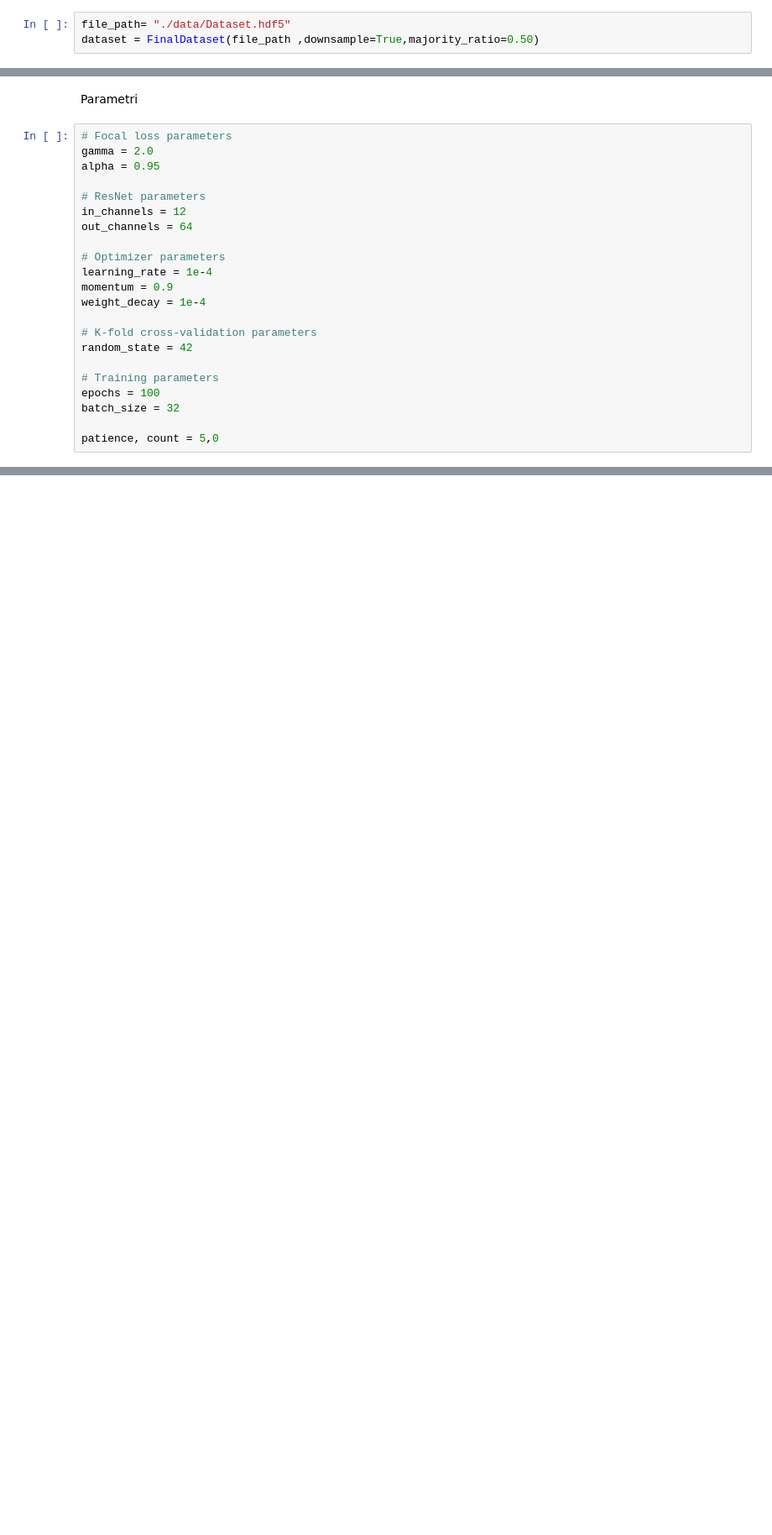
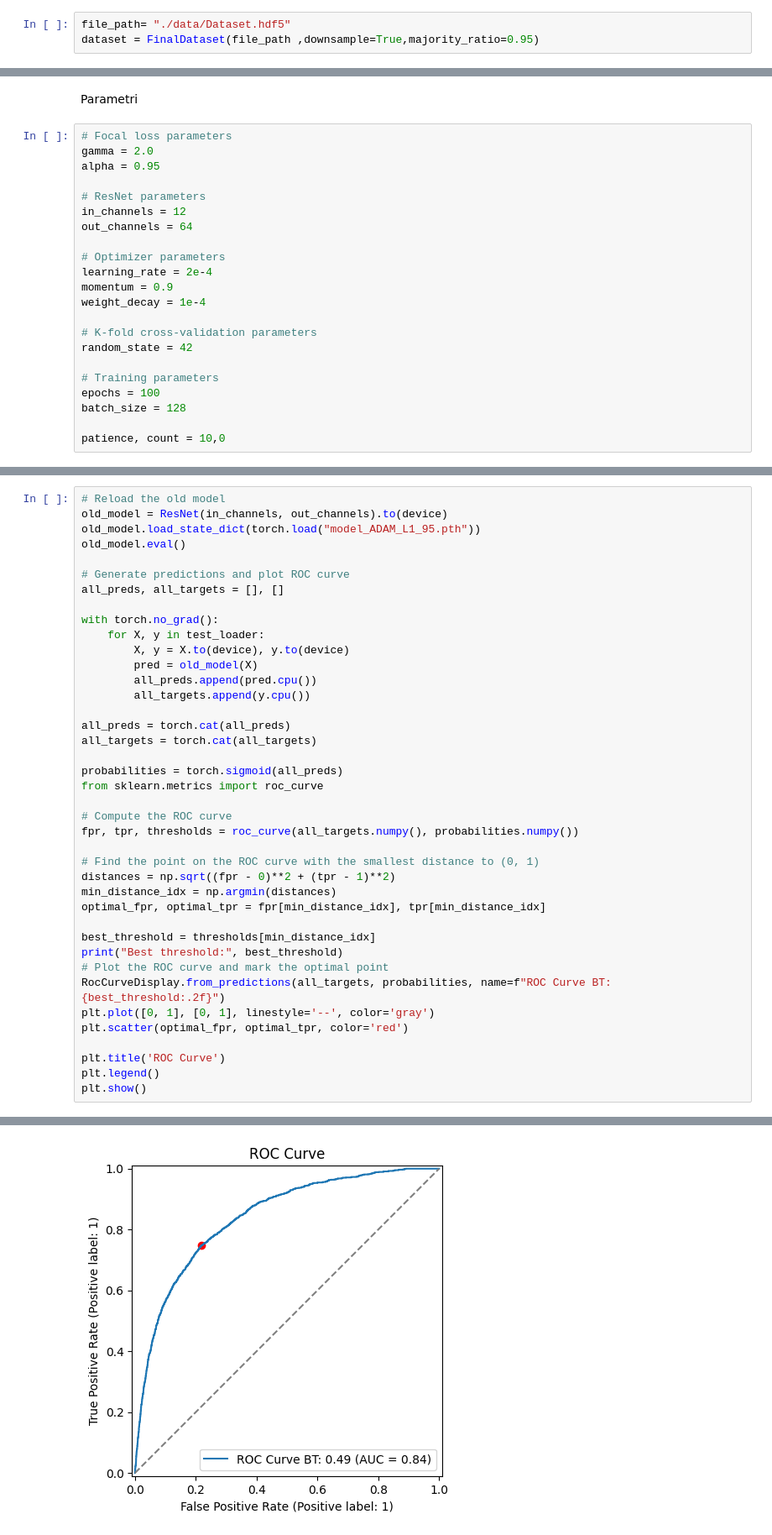
Before and after one commit to pizoz/Thesis, a Jupyter notebook: train.ipynb, the cells around one changed output, grey strips where cells are left out. Shown at 84% size. Drawn from its saved outputs; the diff is of its cells as text; blank space fills up the shorter version.

```diff
--- a/train.ipynb
+++ b/train.ipynb
@@ -13,6 +14,6 @@ from FocalLoss import FocalLoss
 # %%
 file_path= "./data/Dataset.hdf5"
-dataset = FinalDataset(file_path ,downsample=True,majority_ratio=0.50)
+dataset = FinalDataset(file_path ,downsample=True,majority_ratio=0.95)
 # %%
 # labels = dataset.get_labels()
 # %%
@@ -98,7 +103,7 @@ in_channels = 12
 out_channels = 64
 
 # Optimizer parameters
-learning_rate = 1e-4
+learning_rate = 2e-4
 momentum = 0.9
 weight_decay = 1e-4
 
@@ -107,9 +112,9 @@ random_state = 42
 
 # Training parameters
 epochs = 100
-batch_size = 32
+batch_size = 128
 
-patience, count = 5,0
+patience, count = 10,0
 # %%
 train_val_idx, test_idx = train_test_split(
     np.arange(len(dataset)),
@@ -228,0 +256,41 @@ KeyboardInterrupt:
+# %%
+# Reload the old model
+old_model = ResNet(in_channels, out_channels).to(device)
+old_model.load_state_dict(torch.load("model_ADAM_L1_95.pth"))
+old_model.eval()
+
+# Generate predictions and plot ROC curve
+all_preds, all_targets = [], []
+
+with torch.no_grad():
+    for X, y in test_loader:
+        X, y = X.to(device), y.to(device)
+        pred = old_model(X)
+        all_preds.append(pred.cpu())
+        all_targets.append(y.cpu())
+
+all_preds = torch.cat(all_preds)
+all_targets = torch.cat(all_targets)
+
+probabilities = torch.sigmoid(all_preds)
+from sklearn.metrics import roc_curve
+
+# Compute the ROC curve
+fpr, tpr, thresholds = roc_curve(all_targets.numpy(), probabilities.numpy())
+
+# Find the point on the ROC curve with the smallest distance to (0, 1)
+distances = np.sqrt((fpr - 0)**2 + (tpr - 1)**2)
+min_distance_idx = np.argmin(distances)
+optimal_fpr, optimal_tpr = fpr[min_distance_idx], tpr[min_distance_idx]
+
+best_threshold = thresholds[min_distance_idx]
+print("Best threshold:", best_threshold)
+# Plot the ROC curve and mark the optimal point
+RocCurveDisplay.from_predictions(all_targets, probabilities, name=f"ROC Curve BT: {best_threshold:.2f}")
+plt.plot([0, 1], [0, 1], linestyle='--', color='gray')
+plt.scatter(optimal_fpr, optimal_tpr, color='red')
+
+plt.title('ROC Curve')
+plt.legend()
+plt.show()
+# %% [output]
@@ -228,0 +298 @@ KeyboardInterrupt:
+[figure, added]
```
Also changed, not shown: parts of 7 cells of this notebook, 7 other files.
